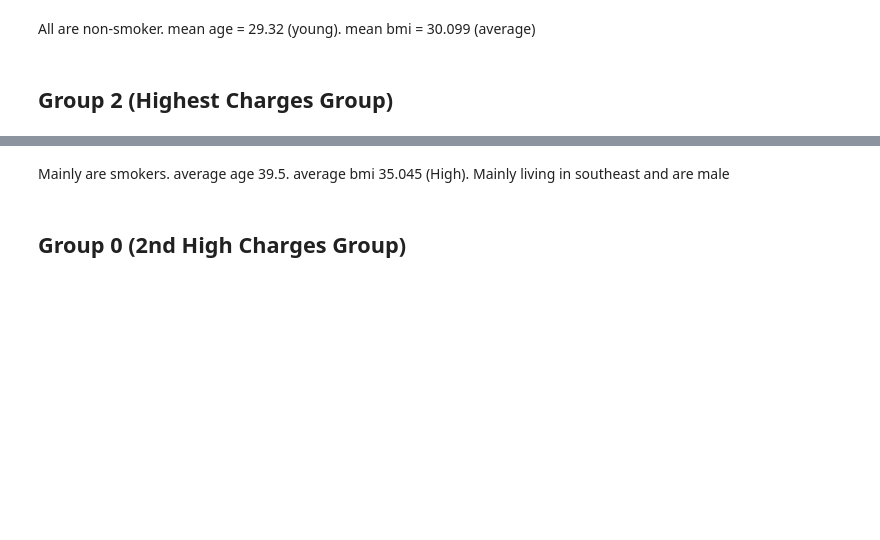
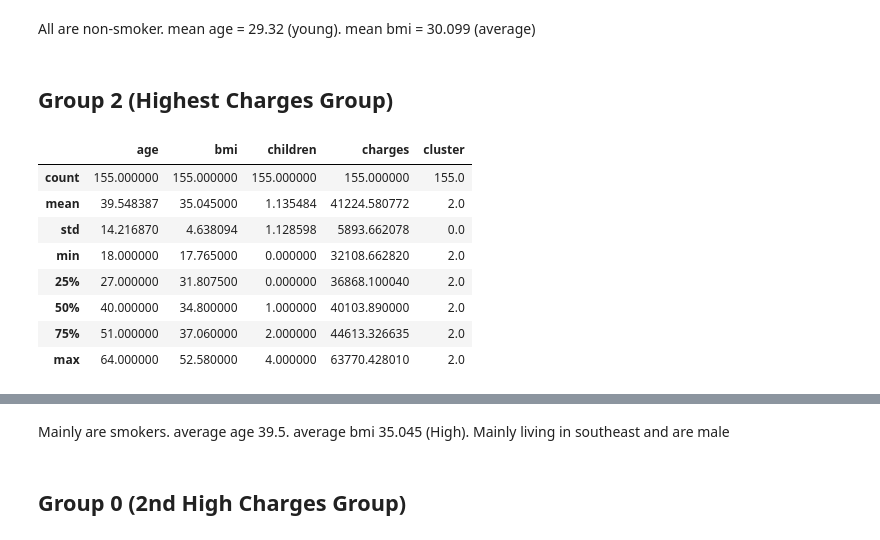
Before and after one commit to rockyclh/US-Insurance-Charges, a Jupyter notebook: US Medical Insurance Cost.ipynb, the cells around one changed output, grey strips where cells are left out. Drawn from its saved outputs; the diff is of its cells as text; code cells hidden in the pictures; blank space fills up the shorter version.

```diff
--- a/US Medical Insurance Cost.ipynb
+++ b/US Medical Insurance Cost.ipynb
@@ -403,5 +432,15 @@ All are non-smoker. mean age = 29.32 (young). mean bmi = 30.099 (average)
 # %% [markdown]
 ## Group 2 (Highest Charges Group)
 # %%
-insurance_cost_insight[insurance_cost_insight['y_pred'] == 2].describe()
+insurance_cost_insight[insurance_cost_insight['cluster'] == 2].describe()
+# %% [output]
+|  | age | bmi | children | charges | cluster |
+| count | 155.000000 | 155.000000 | 155.000000 | 155.000000 | 155.0 |
+| mean | 39.548387 | 35.045000 | 1.135484 | 41224.580772 | 2.0 |
+| std | 14.216870 | 4.638094 | 1.128598 | 5893.662078 | 0.0 |
+| min | 18.000000 | 17.765000 | 0.000000 | 32108.662820 | 2.0 |
+| 25% | 27.000000 | 31.807500 | 0.000000 | 36868.100040 | 2.0 |
+| 50% | 40.000000 | 34.800000 | 1.000000 | 40103.890000 | 2.0 |
+| 75% | 51.000000 | 37.060000 | 2.000000 | 44613.326635 | 2.0 |
+| max | 64.000000 | 52.580000 | 4.000000 | 63770.428010 | 2.0 |
 # %%
```
Also changed, not shown: parts of 58 cells of this notebook.
